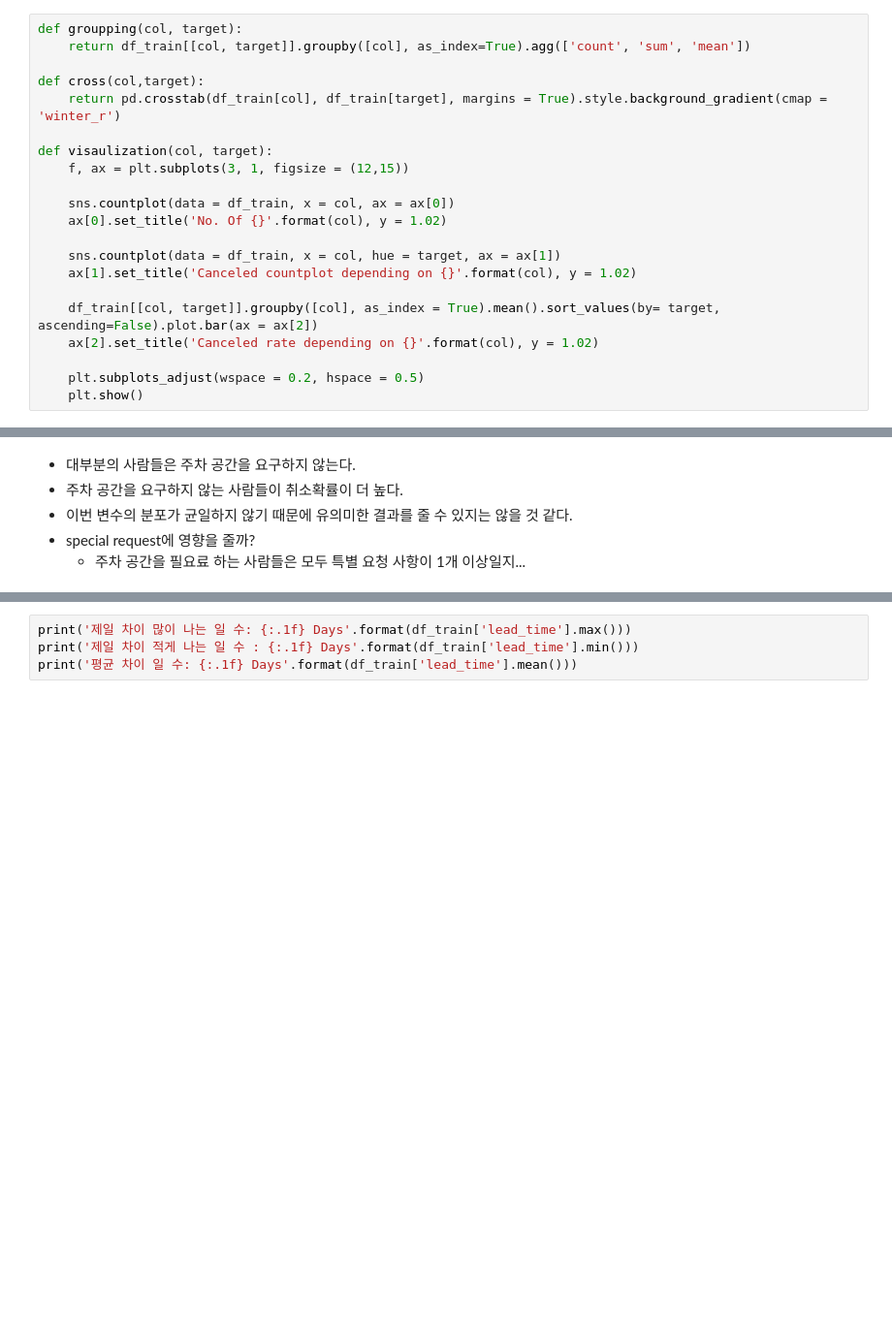
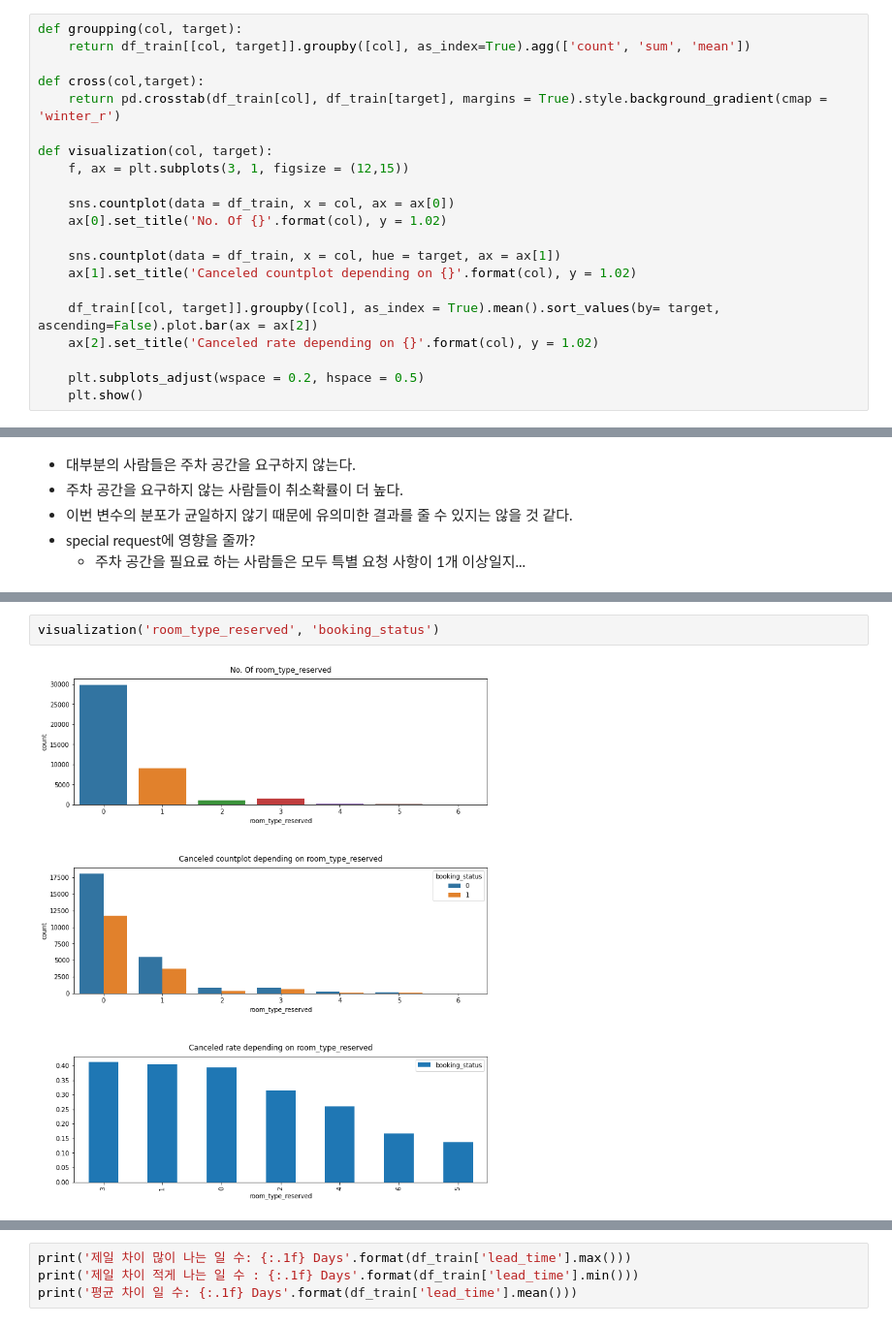
Before and after one commit to JaeHong-Park987/Kaggle, a Jupyter notebook: Playground Series/Season3/Episode 7.ipynb, the cells around one changed output, grey strips where cells are left out. Shown at 97% size. Cells and saved outputs as stored; diff of their text form; blank space fills up the shorter version.

```diff
--- a/Playground Series/Season3/Episode 7.ipynb
+++ b/Playground Series/Season3/Episode 7.ipynb
@@ -843,7 +255,7 @@ def groupping(col, target):
 def cross(col,target):
     return pd.crosstab(df_train[col], df_train[target], margins = True).style.background_gradient(cmap = 'winter_r')
 
-def visaulization(col, target):
+def visualization(col, target):
     f, ax = plt.subplots(3, 1, figsize = (12,15))
 
     sns.countplot(data = df_train, x = col, ax = ax[0])
@@ -1252,0 +693,4 @@ visaulization('required_car_parking_space', 'booking_status')
+# %%
+visualization('room_type_reserved', 'booking_status')
+# %% [output]
+[figure, added]
```
Also changed, not shown: parts of 183 cells of this notebook.
